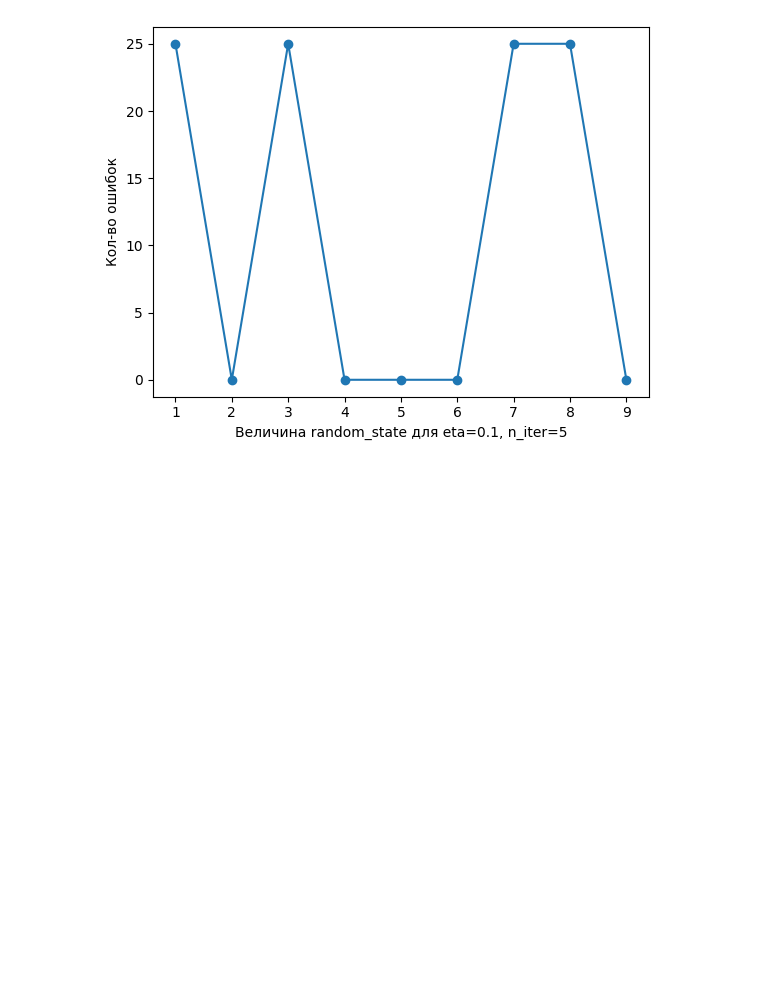
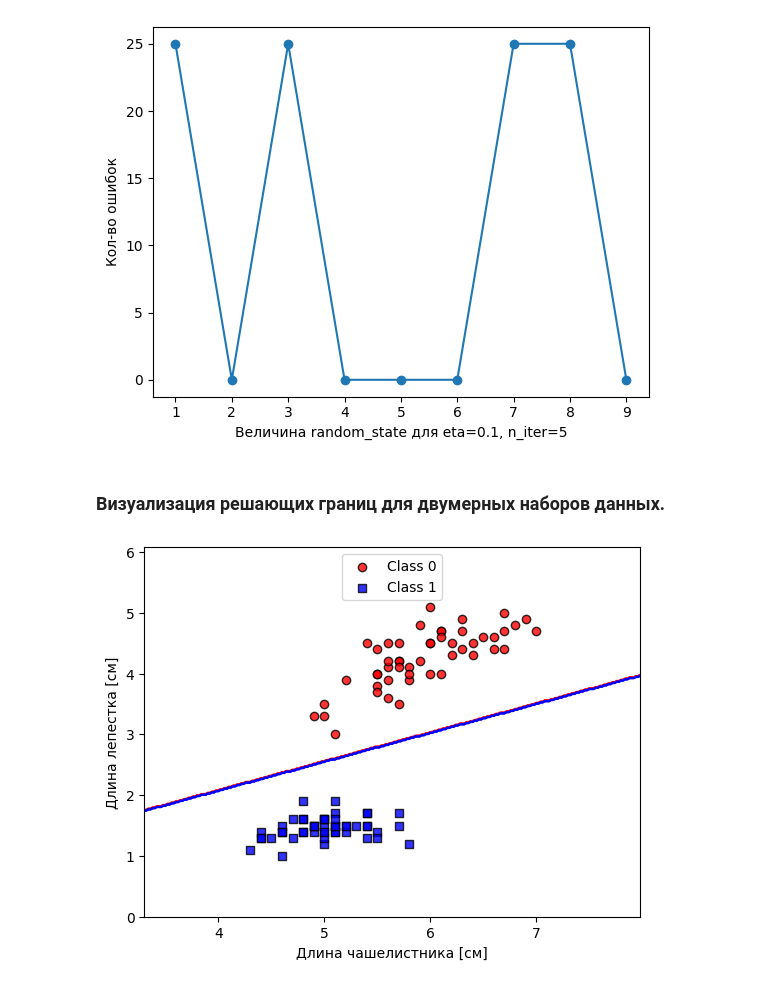
Before and after one commit to geekiot-hub/ml-lab, a Jupyter notebook: src/Perceptron/perceptron.ipynb, the cells around one changed output. Saved outputs shown, nothing was run; the diff lists cells and outputs as text; code cells hidden in the pictures; blank space fills up the shorter version.

Commit message:
Visualization of decision regions

```diff
--- a/src/Perceptron/perceptron.ipynb
+++ b/src/Perceptron/perceptron.ipynb
@@ -247,7 +247,7 @@ class PlotErrors:
 # %% [markdown]
 ### Тестировка перцептрона
 # %%
-ppn = Perceptron(n_iter=10)
+ppn = Perceptron(n_iter=10, eta=0.1)
 ppn.fit(X_train=X_train, y_train=y_train)
 
 plot_errors = PlotErrors(
@@ -342,3 +342,63 @@ plot_errors.draw()
 [figure]
 [figure]
 [figure]
+# %% [markdown]
+### Визуализация решающих границ для двумерных наборов данных.
+# %%
+from matplotlib.colors import ListedColormap
+
+plt.show()
+
+
+def plot_decision_regions(X, y, classifier, resolution=0.02):
+    # Настройка генератора меток
+    markers = ["o", "s", "^", "v", "<"]
+    colors = ("red", "blue", "lightgreen", "gray", "cyan")
+
+    cmap = ListedColormap(colors[: len(np.unique(y))])
+
+    # Варьируемость первого признака
+    x1_min, x1_max = X[:, 0].min() - 1, X[:, 0].max() + 1
+
+    # Варьируемость второго признака
+    x2_min, x2_max = X[:, 1].min() - 1, X[:, 1].max() + 1
+
+    # Координатные сетки из двух одномерных массивов
+    xx1, xx2 = np.meshgrid(
+        np.arange(x1_min, x1_max, resolution),
+        np.arange(x2_min, x2_max, resolution),
+    )
+
+    # Создание из сеток двумерной матрицы признаков.
+    # Получение предсказаний на основе матрицы признаков.
+    lab = classifier.predict(np.array([xx1.ravel(), xx2.ravel()]).T)
+
+    # Пределываем список предсказаний в матрицу той же размерности,
+    # что и xx1.
+    lab = lab.reshape(xx1.shape)
+
+    # Рисуем контуры
+    plt.contour(xx1, xx2, lab, alpha=0.8, cmap=cmap)
+    plt.xlim(xx1.min(), xx1.max())
+    plt.ylim(xx2.min(), xx2.max())
+
+    # Добавляем метки существующих в наборе точек.
+    for idx, cl in enumerate(np.unique(y)):
+        plt.scatter(
+            x=X[y == cl, 0],
+            y=X[y == cl, 1],
+            alpha=0.8,
+            c=colors[idx],
+            marker=markers[idx],
+            label=f"Class {cl}",
+            edgecolor="black",
+        )
+
+
+plot_decision_regions(X, y, classifier=ppn)
+plt.xlabel("Длина чашелистника [см]")
+plt.ylabel("Длина лепестка [см]")
+plt.legend(loc=9)
+plt.show()
+# %% [output]
+[figure, added]
```
